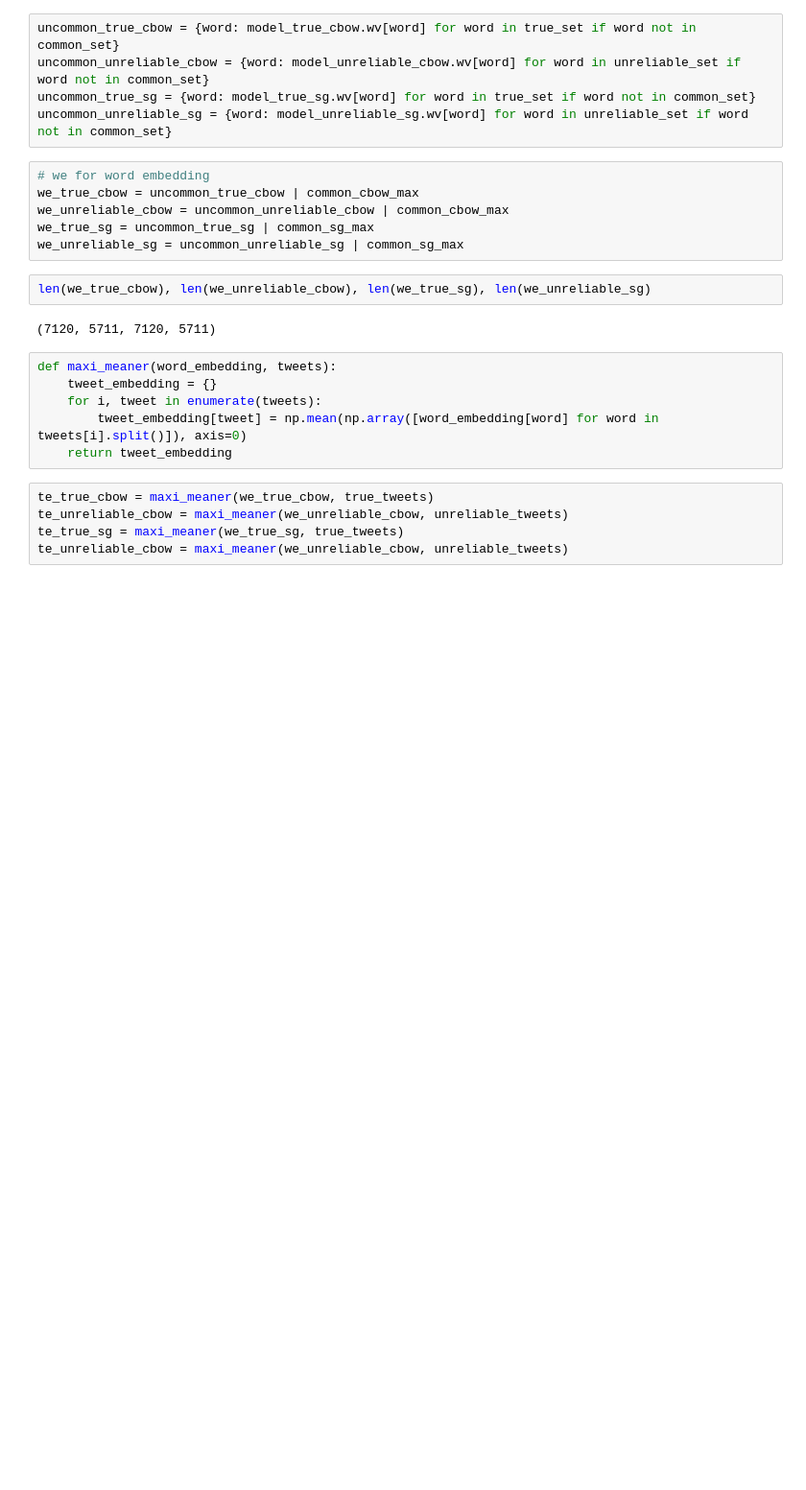
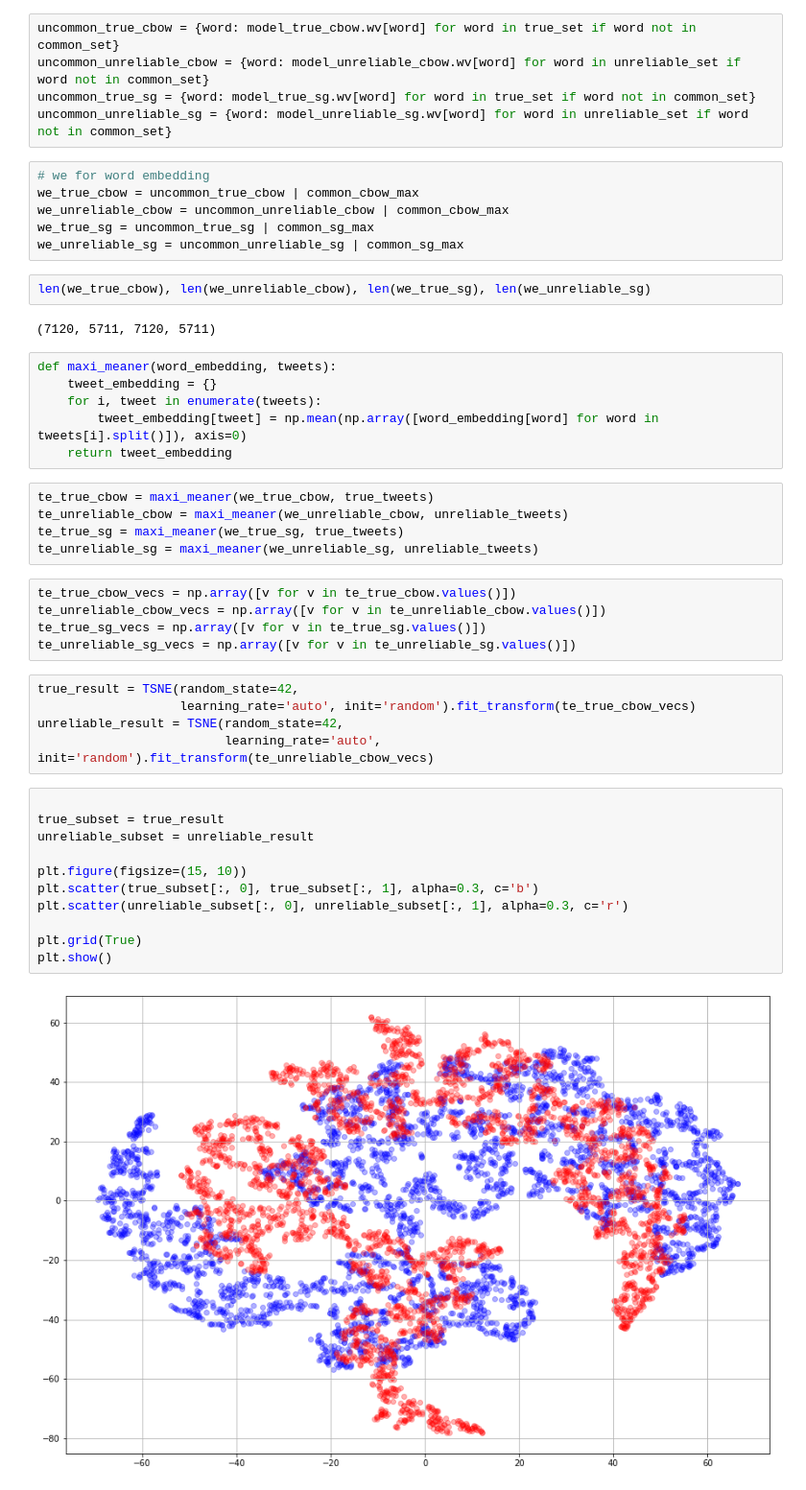
Before and after one commit to yasharmansouri/misinformation-detection, a Jupyter notebook: 200-EDA.ipynb, the cells around one changed output. Shown at 96% size. Saved outputs shown, nothing was run; the diff lists cells and outputs as text; blank space fills up the shorter version.

Commit message:
Create tweet embedding vectors and apply t-SNE

```diff
--- a/200-EDA.ipynb
+++ b/200-EDA.ipynb
@@ -734,4 +734,27 @@ def maxi_meaner(word_embedding, tweets):
 te_true_cbow = maxi_meaner(we_true_cbow, true_tweets)
 te_unreliable_cbow = maxi_meaner(we_unreliable_cbow, unreliable_tweets)
 te_true_sg = maxi_meaner(we_true_sg, true_tweets)
-te_unreliable_cbow = maxi_meaner(we_unreliable_cbow, unreliable_tweets)
+te_unreliable_sg = maxi_meaner(we_unreliable_sg, unreliable_tweets)
+# %%
+te_true_cbow_vecs = np.array([v for v in te_true_cbow.values()])
+te_unreliable_cbow_vecs = np.array([v for v in te_unreliable_cbow.values()])
+te_true_sg_vecs = np.array([v for v in te_true_sg.values()])
+te_unreliable_sg_vecs = np.array([v for v in te_unreliable_sg.values()])
+# %%
+true_result = TSNE(random_state=42,
+                   learning_rate='auto', init='random').fit_transform(te_true_cbow_vecs)
+unreliable_result = TSNE(random_state=42,
+                         learning_rate='auto', init='random').fit_transform(te_unreliable_cbow_vecs)
+# %%
+
+true_subset = true_result
+unreliable_subset = unreliable_result
+
+plt.figure(figsize=(15, 10))
+plt.scatter(true_subset[:, 0], true_subset[:, 1], alpha=0.3, c='b')
+plt.scatter(unreliable_subset[:, 0], unreliable_subset[:, 1], alpha=0.3, c='r')
+
+plt.grid(True)
+plt.show()
+# %% [output]
+[figure, added]
```
Also changed, not shown: parts of 16 cells of this notebook.
